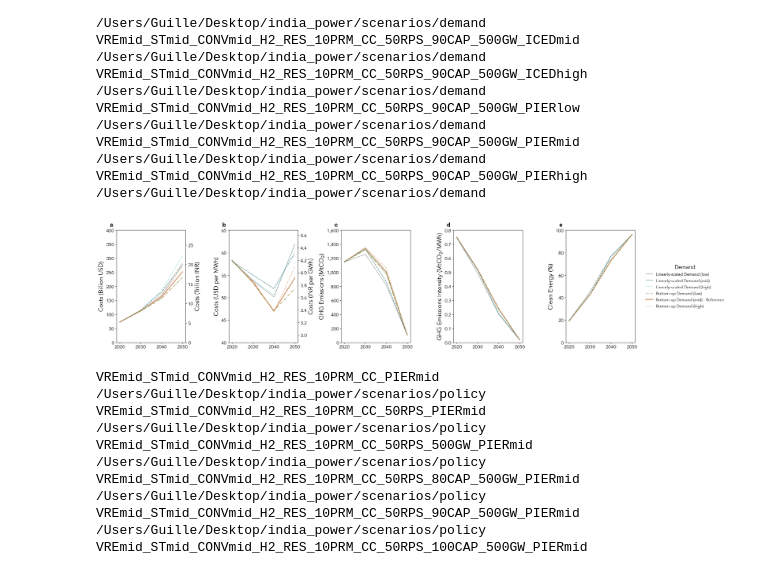
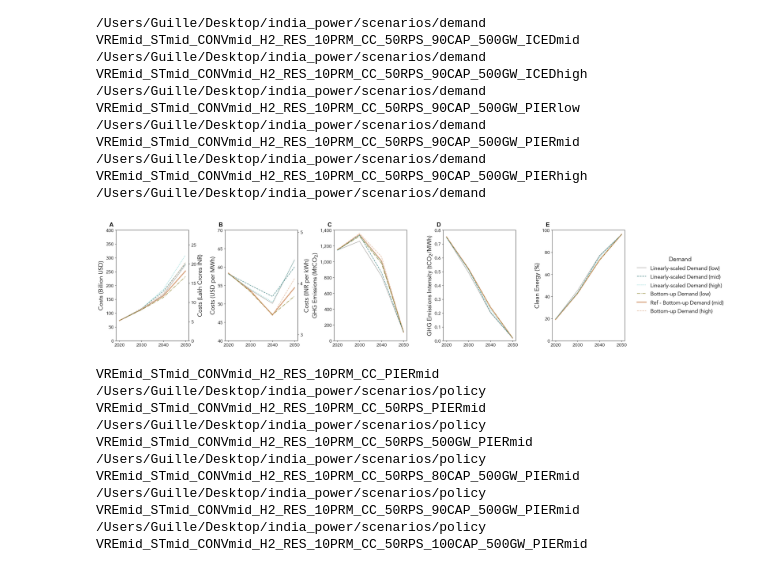
Before and after one commit to cetlab-ucsb/gridpath_india_viz, a Jupyter notebook: software/system_level-summary.ipynb, the cells around one changed output. Cells and saved outputs as stored; diff of their text form; code cells hidden in the pictures.

```diff
--- a/software/system_level-summary.ipynb
+++ b/software/system_level-summary.ipynb
@@ -943,9 +946,9 @@ VREmid_STmid_CONVmid_H2_RES_10PRM_CC_50RPS_90CAP_500GW_PIERlow /Users/Guille/Des
 VREmid_STmid_CONVmid_H2_RES_10PRM_CC_50RPS_90CAP_500GW_PIERmid /Users/Guille/Desktop/india_power/scenarios/demand
 VREmid_STmid_CONVmid_H2_RES_10PRM_CC_50RPS_90CAP_500GW_PIERhigh /Users/Guille/Desktop/india_power/scenarios/demand
 # %%
-fig, _ax = plt.subplot_mosaic([['a', 'b', 'c', 'd', 'e']],
+fig, _ax = plt.subplot_mosaic([['A', 'B', 'C', 'D', 'E']],
                               figsize     = (27.5, 6),
-                              gridspec_kw = {'wspace': .625,
+                              gridspec_kw = {'wspace': .5,
                                              'width_ratios': [1, 1, 1, 1, 1]})
 
 for label, ax in _ax.items():
@@ -957,47 +960,47 @@ for label, ax in _ax.items():
             family    = 'Arial')
 
 # Plot system cost for different scenarios
-_plot_total_cost(_ax['a'], demand_profiles_['system_cost'], demand_profiles_['scen_labels'],
+_plot_total_cost(_ax['A'], demand_profiles_['system_cost'], demand_profiles_['scen_labels'],
                  y_min  = 0,
                  y_max  = 400,
                  legend = False)
 
 # Plot levelized cost of electricity for different scenarios
-_plot_levelized_cost(_ax['b'], demand_profiles_['system_cost'], demand_profiles_['scen_labels'],
+_plot_levelized_cost(_ax['B'], demand_profiles_['system_cost'], demand_profiles_['scen_labels'],
                      y_min  = 40,
-                     y_max  = 65,
+                     y_max  = 70,
                      legend = False)
 
 # Plot GHG emissions for different scenarios
-_plot_carbon_emissions(_ax['c'], demand_profiles_['emissions'], demand_profiles_['scen_labels'],
+_plot_carbon_emissions(_ax['C'], demand_profiles_['emissions'], demand_profiles_['scen_labels'],
                        y_min  = 0,
-                       y_max  = 1600,
+                       y_max  = 1400,
                        legend = False)
 
 # Plot GHG emissions for different scenarios
-_plot_carbon_emissions_intesity(_ax['d'], demand_profiles_['emissions'], demand_profiles_['scen_labels'],
+_plot_carbon_emissions_intesity(_ax['D'], demand_profiles_['emissions'], demand_profiles_['scen_labels'],
                                 y_min  = 0.,
                                 y_max  = 0.8,
                                 legend = False)
 
 # Plot renewable portfolio for different scenarios
-_plot_clean_energy(_ax['e'], demand_profiles_['clean_energy'], demand_profiles_['scen_labels'],
+_plot_clean_energy(_ax['E'], demand_profiles_['clean_energy'], demand_profiles_['scen_labels'],
                    legend_title = 'Demand',
                    y_min        = 0,
                    y_max        = 100,
                    legend       = True)
 
 plt.savefig(path_to_images + '/demand_profiles-summary.pdf',
             bbox_inches = 'tight',
             dpi         = 600)
 
 plt.savefig(path_to_images + '/demand_profiles-summary.png',
             bbox_inches = 'tight',
             dpi         = 300)
 
 plt.show()
 # %% [output]
-[figure, old version]
+[figure, new version]
 # %%
 policy_pier_                 = {}
 policy_pier_['scen_labels']  = pd.read_csv(path_to_csvs + '/policy_pier-scenario_labels.csv')
```
Also changed, not shown: parts of 8 cells of this notebook, 7 other files.
